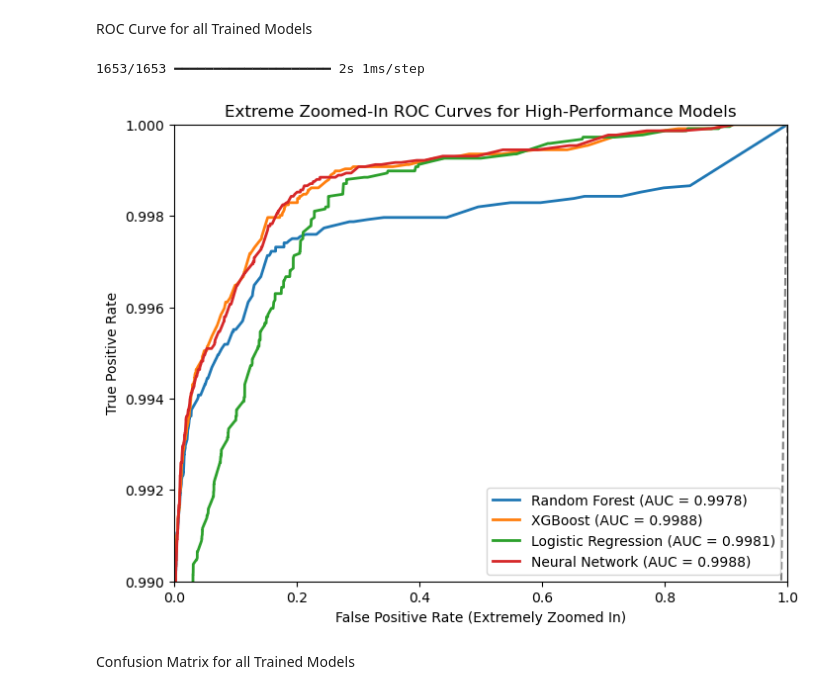
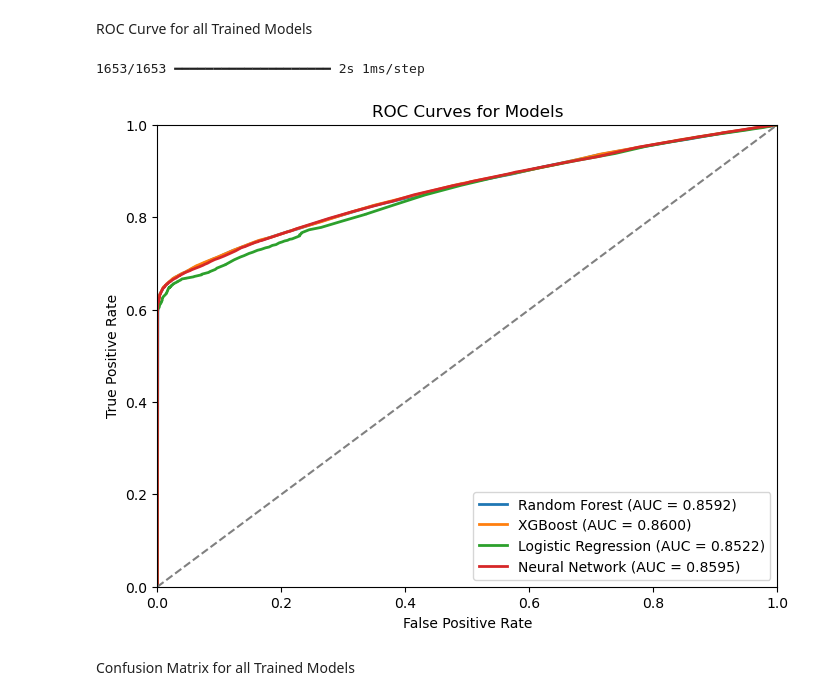
Before and after one commit to AnshMotwani/Phishing-Website-Detection, a Jupyter notebook: Script.ipynb, the cells around one changed output. Saved outputs shown, nothing was run; the diff lists cells and outputs as text; code cells hidden in the pictures.

```diff
--- a/Script.ipynb
+++ b/Script.ipynb
@@ -99,11 +158,10 @@ df_features_numerical = df_features[numerical_columns]
 # %%
 df_fs = df_features_numerical.copy()
 # %%
-columns_to_keep = [ 'IsHTTPS' , 'IsResponsive' ,
-    'HasIPAddress', 'URLLength', 'SuspiciousKeyword', 'DigitCount', 'HyphenCount',
+columns_to_keep = [ 'HasIPAddress', 'URLLength', 'SuspiciousKeyword', 'DigitCount', 'HyphenCount',
     'SubdomainCount', 'PhishingTLD', 'DigitToLengthRatio', 'SpecialCharCount',
-    'SlashCount', 'HasAtSymbol', 'HasHTTPSToken', 'label'
-]
+    'SlashCount', 'HasAtSymbol', 'HasHTTPSToken', 'HasURLEncoding', 'MultipleSubdomains',
+    'DomainImpersonation', 'RandomStringDomain', 'PathLength', 'label']
 # %%
 df_fs = df_fs[columns_to_keep]
 # %%
@@ -293,32 +350,32 @@ ROC Curve for all Trained Models
 # %%
 plt.figure(figsize=(8, 6))
 
 model_roc_data = {
     "Random Forest": modelrf.predict_proba(X_test)[:, 1],
     "XGBoost": xgb_model.predict_proba(X_test)[:, 1],
     "Logistic Regression": log_reg_model.predict_proba(X_test)[:, 1],
     "Neural Network": nn_model.predict(X_test).flatten(),
 }
 
 for model_name, y_prob in model_roc_data.items():
     fpr, tpr, _ = roc_curve(y_test, y_prob)
     roc_auc = auc(fpr, tpr)
     plt.plot(fpr, tpr, lw=2, label=f"{model_name} (AUC = {roc_auc:.4f})")
 
 plt.plot([0, 1], [0, 1], color='gray', linestyle='--')
 
 plt.xlim([0.0, 1.0])
-plt.ylim([0.99, 1.0])
-plt.xlabel("False Positive Rate (Extremely Zoomed In)")
+plt.ylim([0.0, 1.0])  # Changed scale to normal
+plt.xlabel("False Positive Rate")
 plt.ylabel("True Positive Rate")
-plt.title("Zoomed-In ROC Curves for High-Performance Models")
+plt.title("ROC Curves for Models")
 plt.legend(loc="lower right")
 
 # Show plot
 plt.show()
 # %% [output]
 1653/1653 ━━━━━━━━━━━━━━━━━━━━ 2s 1ms/step
-[figure, old version]
+[figure, new version]
 # %% [markdown]
 Confusion Matrix for all Trained Models
 # %%
```
Also changed, not shown: parts of 12 cells of this notebook, 7 other files.
